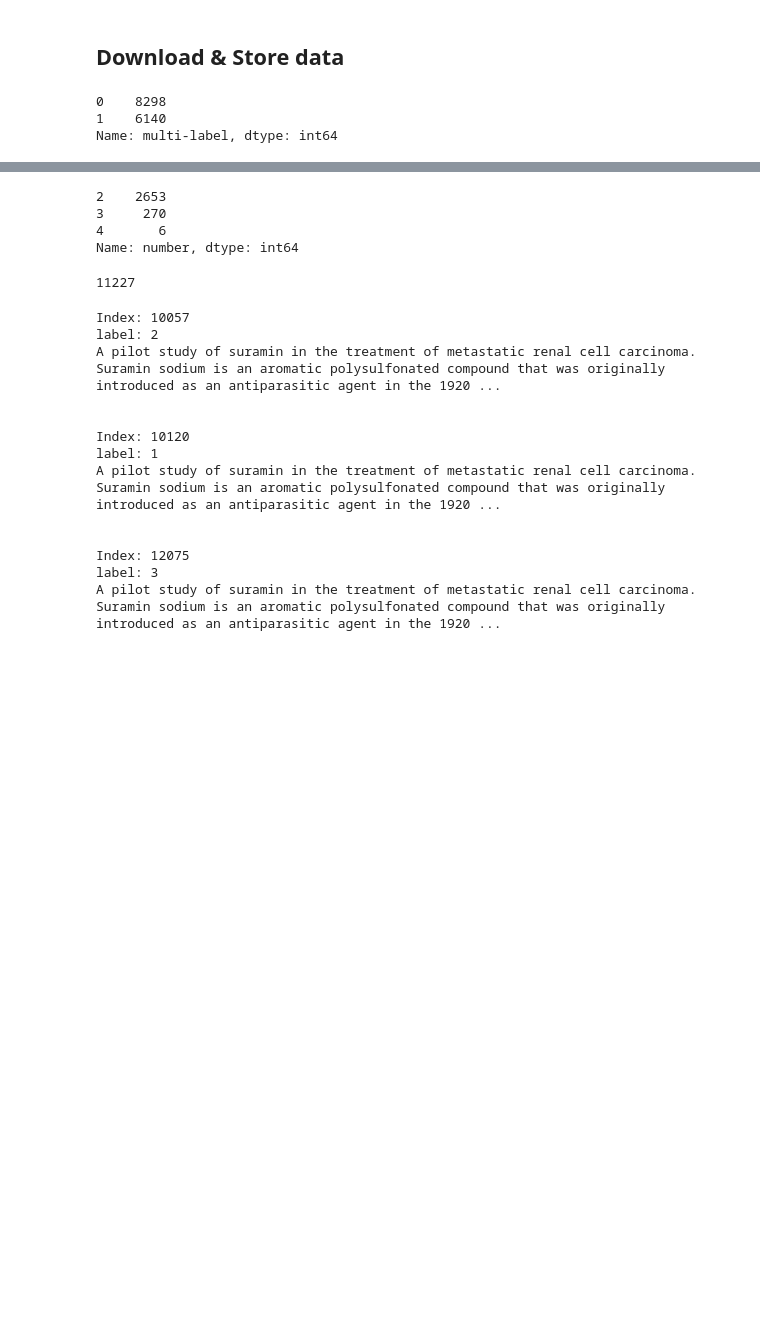
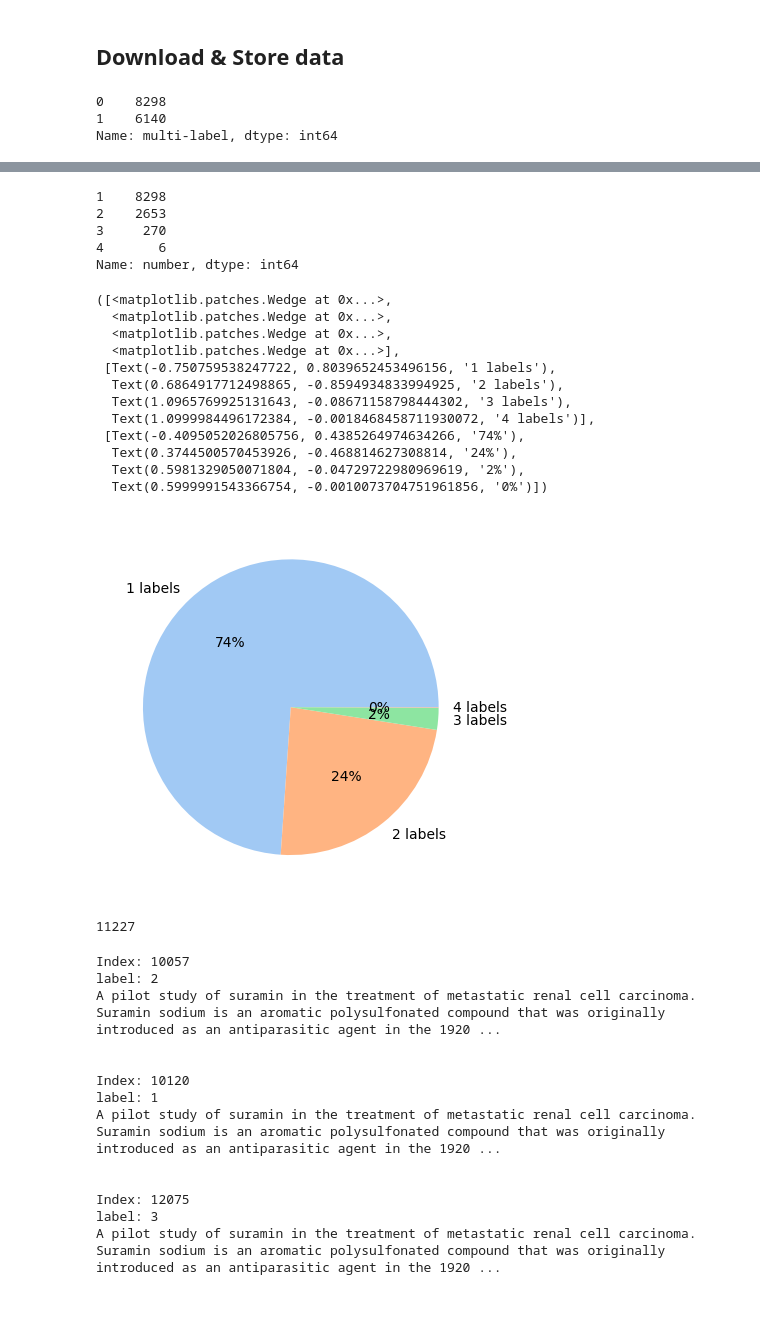
Before and after one commit to aquaxi/MSQM-HA-Final-Project, a Jupyter notebook: MSQM_HA_ADA_Final_Project_2022v2.ipynb, the cells around one changed output, grey strips where cells are left out. Saved outputs shown, nothing was run; the diff lists cells and outputs as text; code cells hidden in the pictures; blank space fills up the shorter version.

```diff
--- a/MSQM_HA_ADA_Final_Project_2022v2.ipynb
+++ b/MSQM_HA_ADA_Final_Project_2022v2.ipynb
@@ -159,15 +166,41 @@ Name: multi-label, dtype: int64
 # %%
 duplicate = train_df[train_df['multi-label']==1]
 duplicate = duplicate.groupby(duplicate.desc.tolist()).size().reset_index().rename(columns={0:'number'})
-duplicate['number'].value_counts()
+duplicated_distribution = duplicate['number'].value_counts()
+duplicated_distribution[1] = len(train_df[train_df['multi-label']==0])
+duplicated_distribution.sort_index()
 
 # 2653 row has 2 labels
 # 270 rows has 3 labels
 # 6 rows has 4 labels
 # %% [output]
+1    8298
 2    2653
 3     270
 4       6
 Name: number, dtype: int64
+# %%
+colors = sns.color_palette('pastel')[0:4]
+
+labels = ['1 label: 74%','2 labels: 24%','3 labels: 2%',]
+
+plt.pie(x=duplicated_distribution.sort_index(),
+        labels = [f'{i} labels' for i in range(1,5)],
+        colors = colors,
+        autopct='%.0f%%')
+# %% [output]
+([<matplotlib.patches.Wedge at 0x...>,
+  <matplotlib.patches.Wedge at 0x...>,
+  <matplotlib.patches.Wedge at 0x...>,
+  <matplotlib.patches.Wedge at 0x...>],
+ [Text(-0.750759538247722, 0.8039652453496156, '1 labels'),
+  Text(0.6864917712498865, -0.8594934833994925, '2 labels'),
+  Text(1.0965769925131643, -0.08671158798444302, '3 labels'),
+  Text(1.0999984496172384, -0.0018468458711930072, '4 labels')],
+ [Text(-0.4095052026805756, 0.4385264974634266, '74%'),
+  Text(0.3744500570453926, -0.468814627308814, '24%'),
+  Text(0.5981329050071804, -0.04729722980969619, '2%'),
+  Text(0.5999991543366754, -0.0010073704751961856, '0%')])
+[figure, added]
 # %%
 # Identify unique desciption
```
Also changed, not shown: parts of 5 cells of this notebook.
